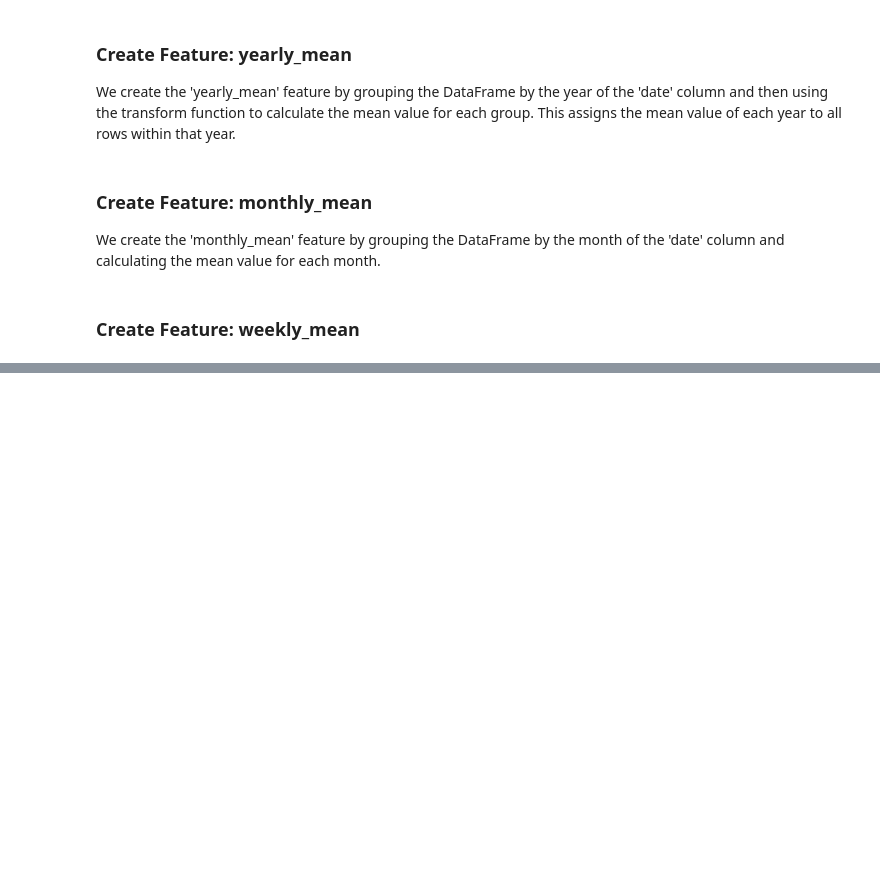
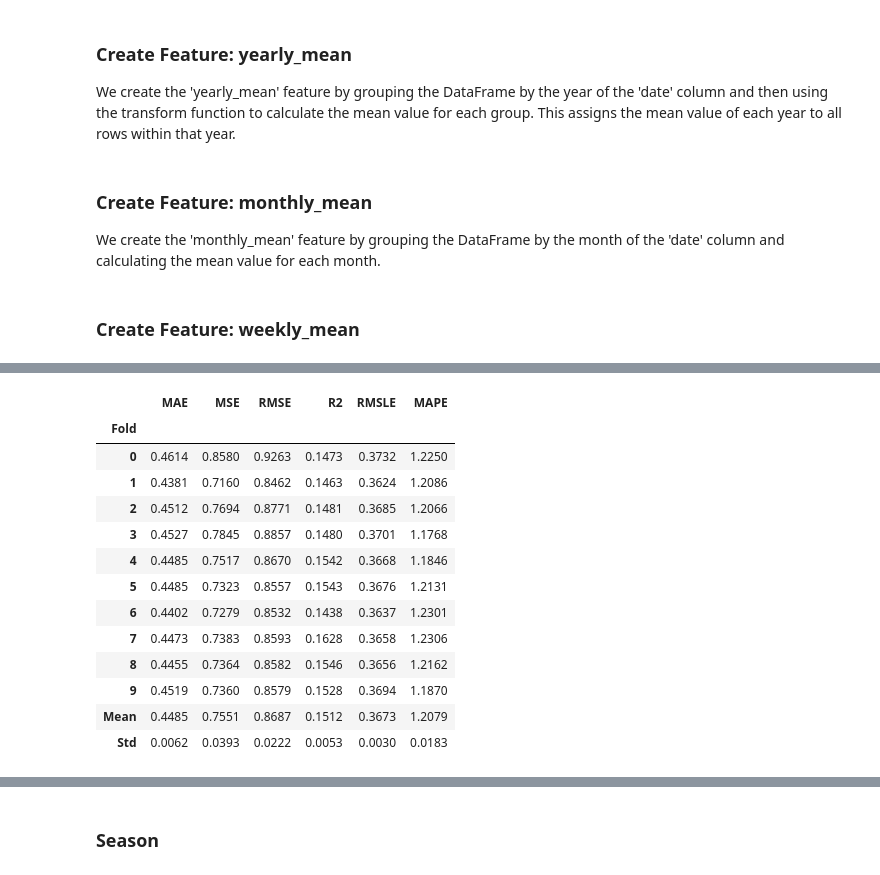
Before and after one commit to RayhanAdii/NextHope-Dataquest, a Jupyter notebook: 6_1_Feature_Extraction.ipynb, the cells around one changed output, grey strips where cells are left out. Drawn from its saved outputs; the diff is of its cells as text; code cells hidden in the pictures; blank space fills up the shorter version.

```diff
--- a/6_1_Feature_Extraction.ipynb
+++ b/6_1_Feature_Extraction.ipynb
@@ -231,0 +335,3 @@ NameError: name 'X' is not defined
+# %%
+catboost = create_model('catboost')
+# %% [output]
@@ -231,0 +339,14 @@ NameError: name 'X' is not defined
+|  | MAE | MSE | RMSE | R2 | RMSLE | MAPE |
+| Fold |  |  |  |  |  |  |
+| 0 | 0.4614 | 0.8580 | 0.9263 | 0.1473 | 0.3732 | 1.2250 |
+| 1 | 0.4381 | 0.7160 | 0.8462 | 0.1463 | 0.3624 | 1.2086 |
+| 2 | 0.4512 | 0.7694 | 0.8771 | 0.1481 | 0.3685 | 1.2066 |
+| 3 | 0.4527 | 0.7845 | 0.8857 | 0.1480 | 0.3701 | 1.1768 |
+| 4 | 0.4485 | 0.7517 | 0.8670 | 0.1542 | 0.3668 | 1.1846 |
+| 5 | 0.4485 | 0.7323 | 0.8557 | 0.1543 | 0.3676 | 1.2131 |
+| 6 | 0.4402 | 0.7279 | 0.8532 | 0.1438 | 0.3637 | 1.2301 |
+| 7 | 0.4473 | 0.7383 | 0.8593 | 0.1628 | 0.3658 | 1.2306 |
+| 8 | 0.4455 | 0.7364 | 0.8582 | 0.1546 | 0.3656 | 1.2162 |
+| 9 | 0.4519 | 0.7360 | 0.8579 | 0.1528 | 0.3694 | 1.1870 |
+| Mean | 0.4485 | 0.7551 | 0.8687 | 0.1512 | 0.3673 | 1.2079 |
+| Std | 0.0062 | 0.0393 | 0.0222 | 0.0053 | 0.0030 | 0.0183 |
@@ -231,0 +354,2 @@ NameError: name 'X' is not defined
+# %% [markdown]
+### Season
```
Also changed, not shown: parts of 54 cells of this notebook, 8 other files.
